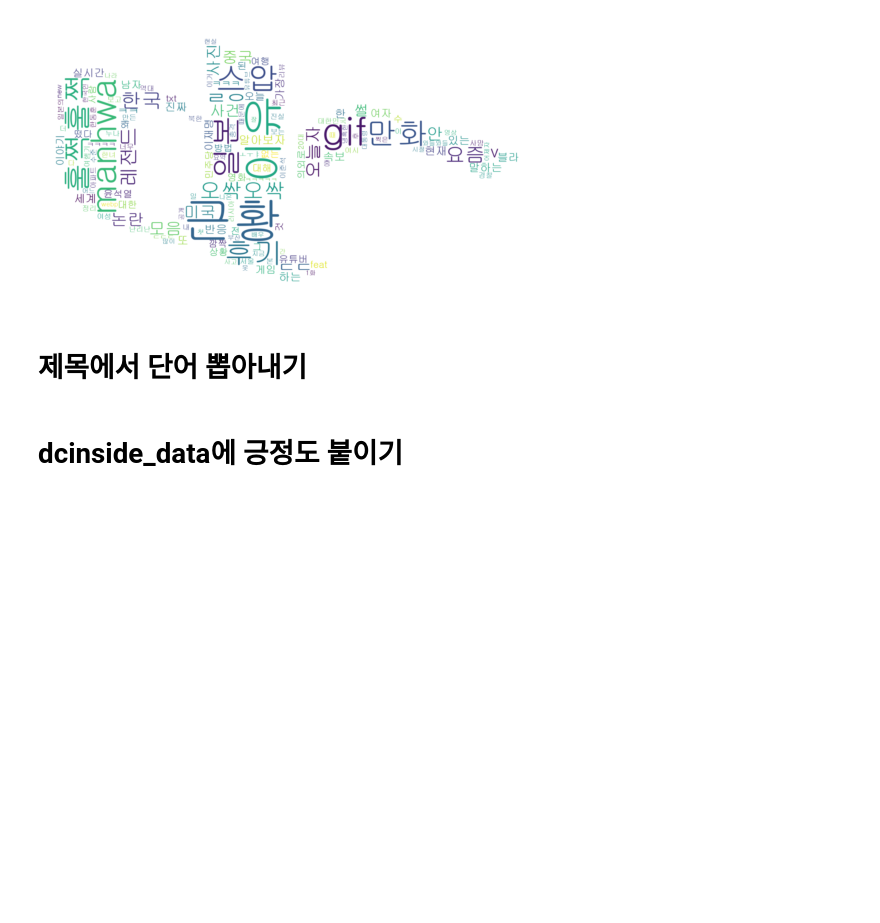
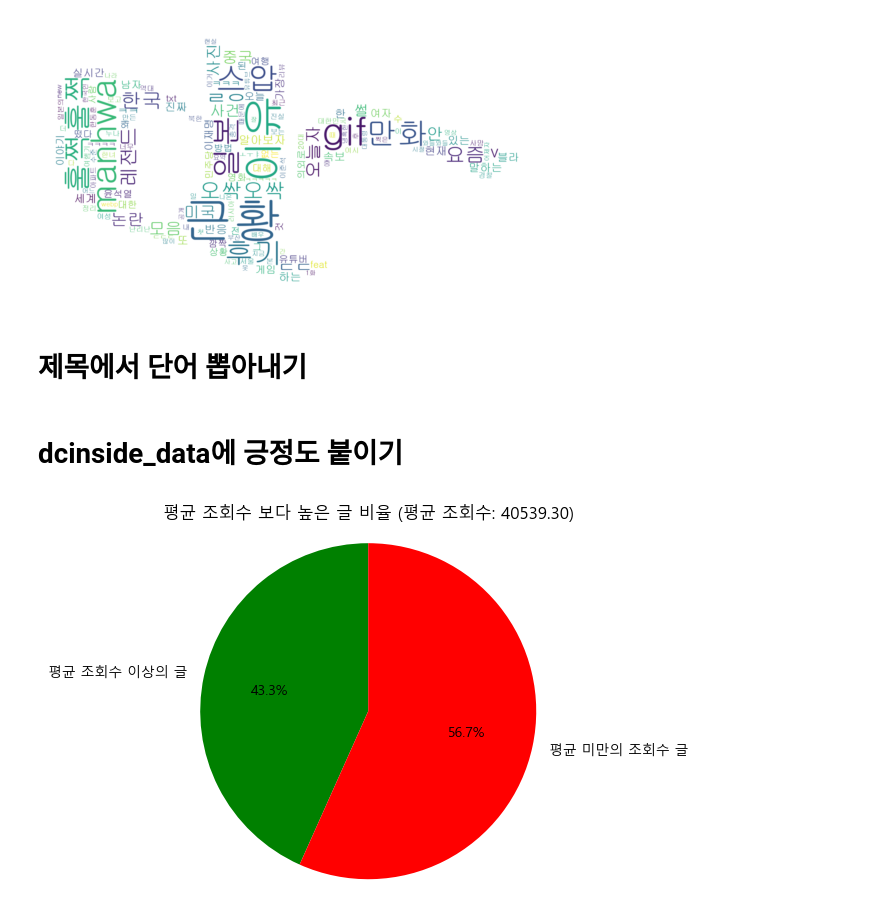
Before and after one commit to bbobbabbi/dc_project, a Jupyter notebook: project_정리.ipynb, the cells around one changed output. Drawn from its saved outputs; the diff is of its cells as text; code cells hidden in the pictures; blank space fills up the shorter version.

```diff
--- a/project_정리.ipynb
+++ b/project_정리.ipynb
@@ -352,0 +358,36 @@ df.to_csv('dcinside_new_data.csv', index=False)
+# %%
+import pandas as pd
+import matplotlib.pyplot as plt
+from matplotlib import rc
+
+# 한글 폰트 설정 (Windows의 경우 "Malgun Gothic" 사용, Mac의 경우 "AppleGothic" 사용)
+rc('font', family='Malgun Gothic')  # 'NanumGothic' 폰트로 설정
+
+# 1. 데이터 불러오기
+df = pd.read_csv('dcinside_data.csv')
+
+# 2. 조회수 평균 계산
+average_views = df['조회수'].mean()
+
+# 3. 평균 이상과 이하의 글 구분
+above_average = df[df['조회수'] >= average_views]
+below_average = df[df['조회수'] < average_views]
+
+# 4. 비율 계산
+above_average_ratio = len(above_average) / len(df)
+below_average_ratio = len(below_average) / len(df)
+
+# 5. 원형 그래프 그리기
+ratios = [above_average_ratio, below_average_ratio]
+categories = ['평균 조회수 이상의 글', '평균 미만의 조회수 글']
+colors = ['green', 'red']
+
+# 그래프 그리기
+plt.pie(ratios, labels=categories, colors=colors, autopct='%1.1f%%', startangle=90)
+plt.title(f'평균 조회수 보다 높은 글 비율 (평균 조회수: {average_views:.2f})')
+plt.axis('equal')  # 원이 왜곡되지 않도록 유지
+
+# 그래프 표시
+plt.show()
+# %% [output]
+[figure, added]
```
Also changed, not shown: parts of 19 cells of this notebook.
